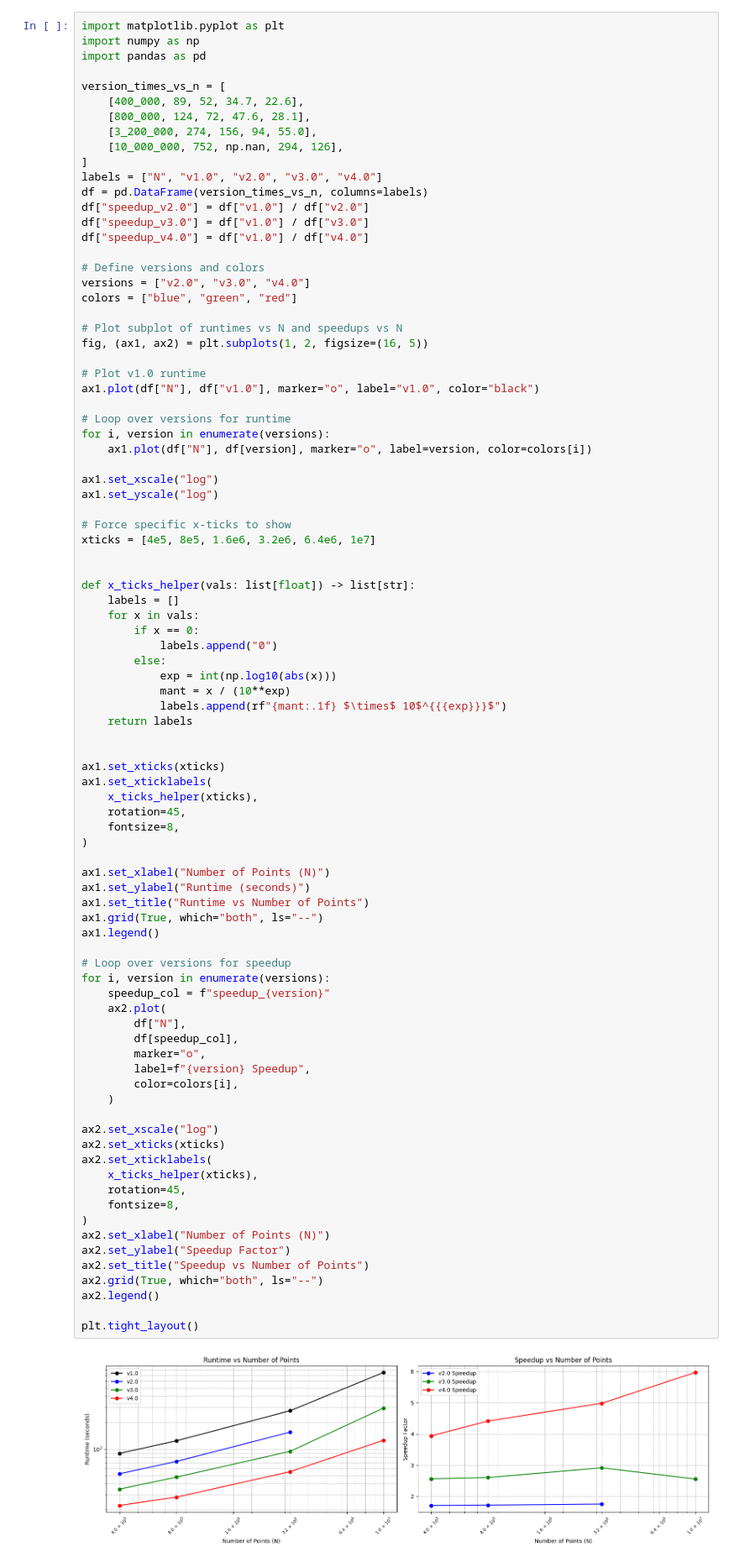
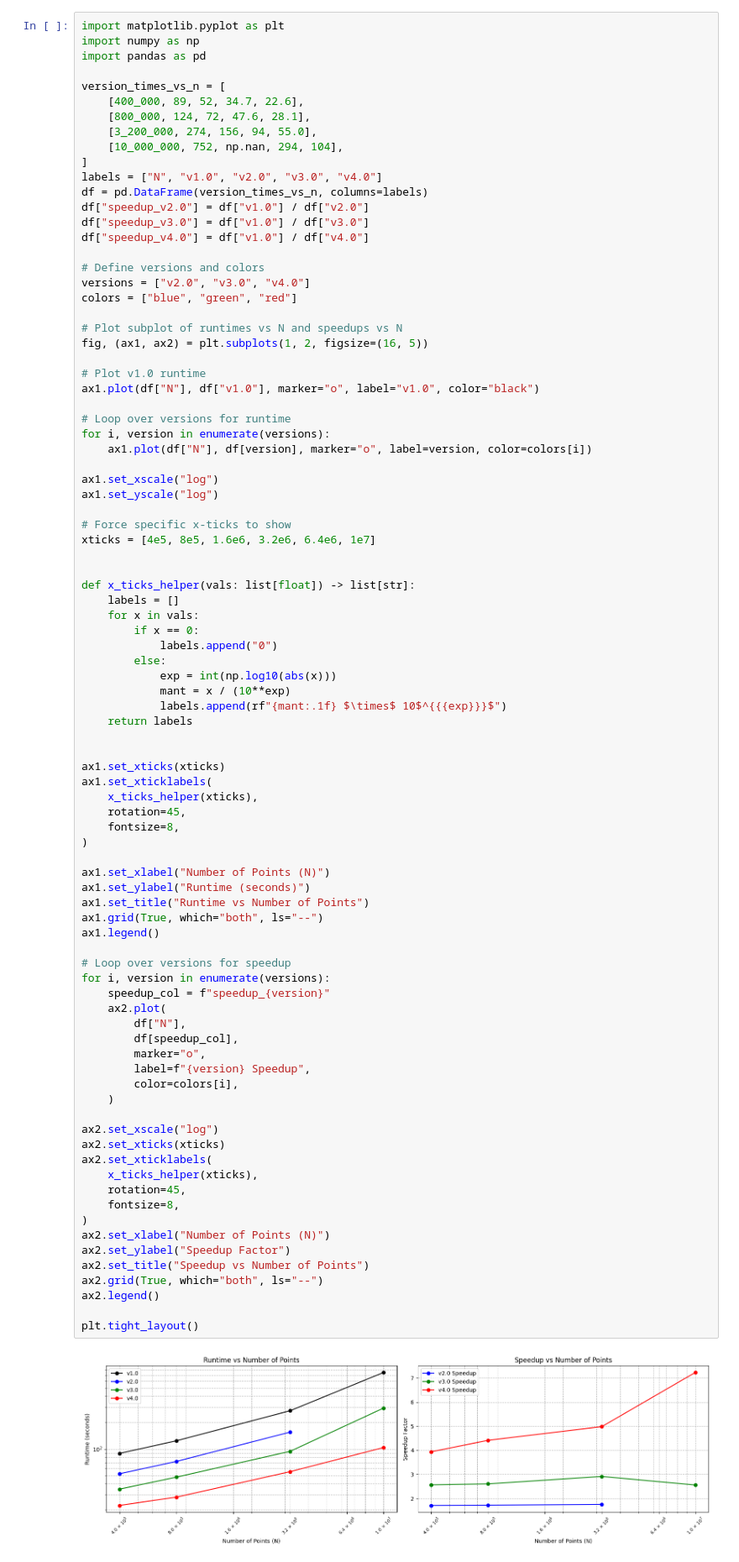
Before and after one commit to ut-padas/affini, a Jupyter notebook: docs/speedup.ipynb, the cells around one changed output. Shown at 84% size. Drawn from its saved outputs; the diff is of its cells as text.

```diff
--- a/docs/speedup.ipynb
+++ b/docs/speedup.ipynb
@@ -7,7 +7,7 @@ version_times_vs_n = [
     [400_000, 89, 52, 34.7, 22.6],
     [800_000, 124, 72, 47.6, 28.1],
     [3_200_000, 274, 156, 94, 55.0],
-    [10_000_000, 752, np.nan, 294, 126],
+    [10_000_000, 752, np.nan, 294, 104],
 ]
 labels = ["N", "v1.0", "v2.0", "v3.0", "v4.0"]
 df = pd.DataFrame(version_times_vs_n, columns=labels)
@@ -60,31 +60,31 @@ ax1.set_ylabel("Runtime (seconds)")
 ax1.set_title("Runtime vs Number of Points")
 ax1.grid(True, which="both", ls="--")
 ax1.legend()
 
 # Loop over versions for speedup
 for i, version in enumerate(versions):
     speedup_col = f"speedup_{version}"
     ax2.plot(
         df["N"],
         df[speedup_col],
         marker="o",
         label=f"{version} Speedup",
         color=colors[i],
     )
 
 ax2.set_xscale("log")
 ax2.set_xticks(xticks)
 ax2.set_xticklabels(
     x_ticks_helper(xticks),
     rotation=45,
     fontsize=8,
 )
 ax2.set_xlabel("Number of Points (N)")
 ax2.set_ylabel("Speedup Factor")
 ax2.set_title("Speedup vs Number of Points")
 ax2.grid(True, which="both", ls="--")
 ax2.legend()
 
 plt.tight_layout()
 # %% [output]
-[figure, old version]
+[figure, new version]
```
Also changed, not shown: 4 other files.
